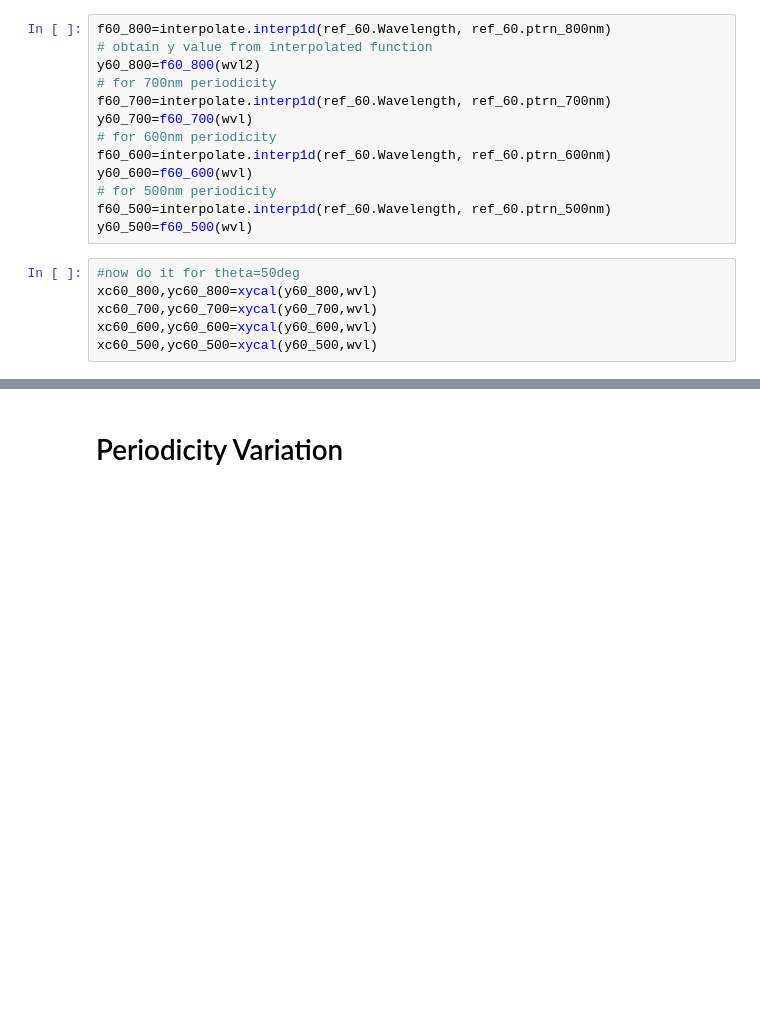
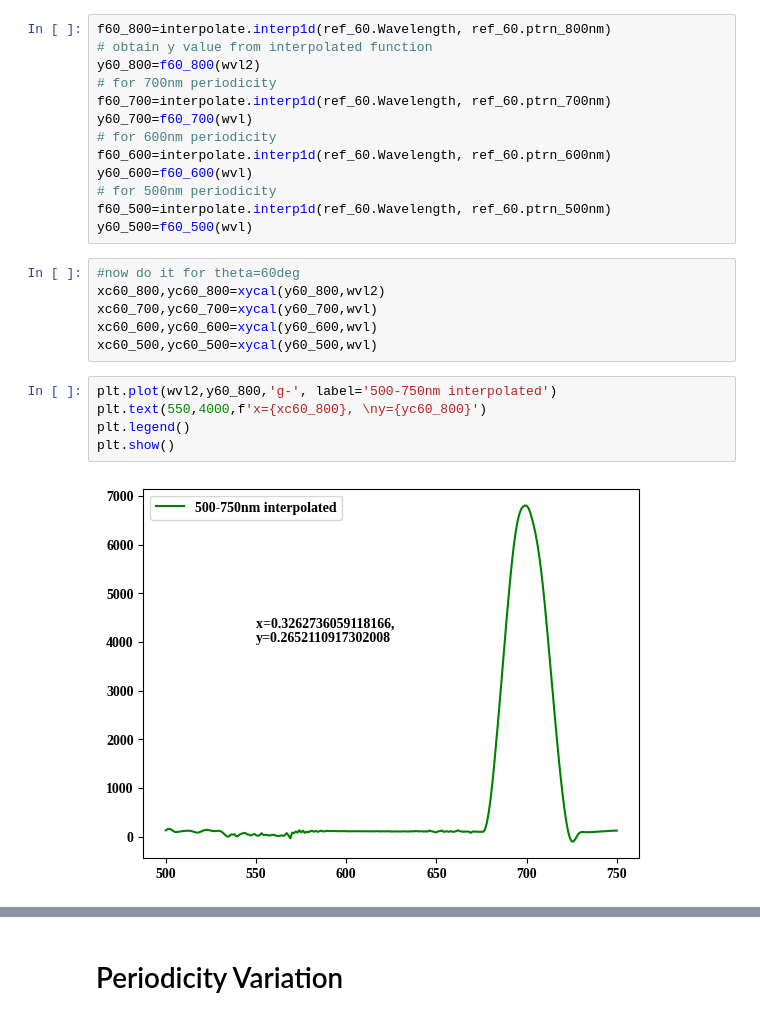
Before and after one commit to Feymankamal/Chromaticity-1931, a Jupyter notebook: colour_map.ipynb, the cells around one changed output, grey strips where cells are left out. Drawn from its saved outputs; the diff is of its cells as text; blank space fills up the shorter version.

```diff
--- a/colour_map.ipynb
+++ b/colour_map.ipynb
@@ -971,11 +967,18 @@ y60_600=f60_600(wvl)
 f60_500=interpolate.interp1d(ref_60.Wavelength, ref_60.ptrn_500nm)
 y60_500=f60_500(wvl)
 # %%
-#now do it for theta=50deg
-xc60_800,yc60_800=xycal(y60_800,wvl)
+#now do it for theta=60deg
+xc60_800,yc60_800=xycal(y60_800,wvl2)
 xc60_700,yc60_700=xycal(y60_700,wvl)
 xc60_600,yc60_600=xycal(y60_600,wvl)
 xc60_500,yc60_500=xycal(y60_500,wvl)
+# %%
+plt.plot(wvl2,y60_800,'g-', label='500-750nm interpolated')
+plt.text(550,4000,f'x={xc60_800}, \ny={yc60_800}')
+plt.legend()
+plt.show()
+# %% [output]
+[figure, added]
 # %%
 figure, axes = colour.plotting.diagrams.plot_chromaticity_diagram_CIE1931(standalone=False)
 axes.plot(xc60_800, yc60_800, 'ko', label='P = 800nm',ms=8)
```
Also changed, not shown: parts of 17 cells of this notebook.
